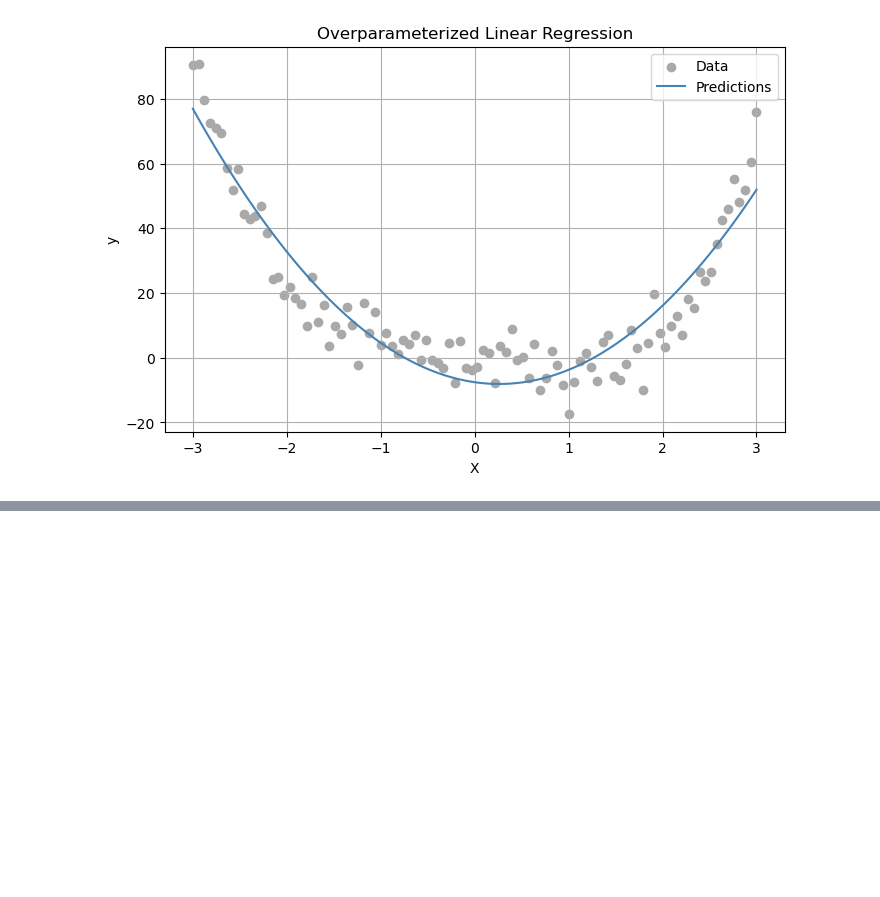
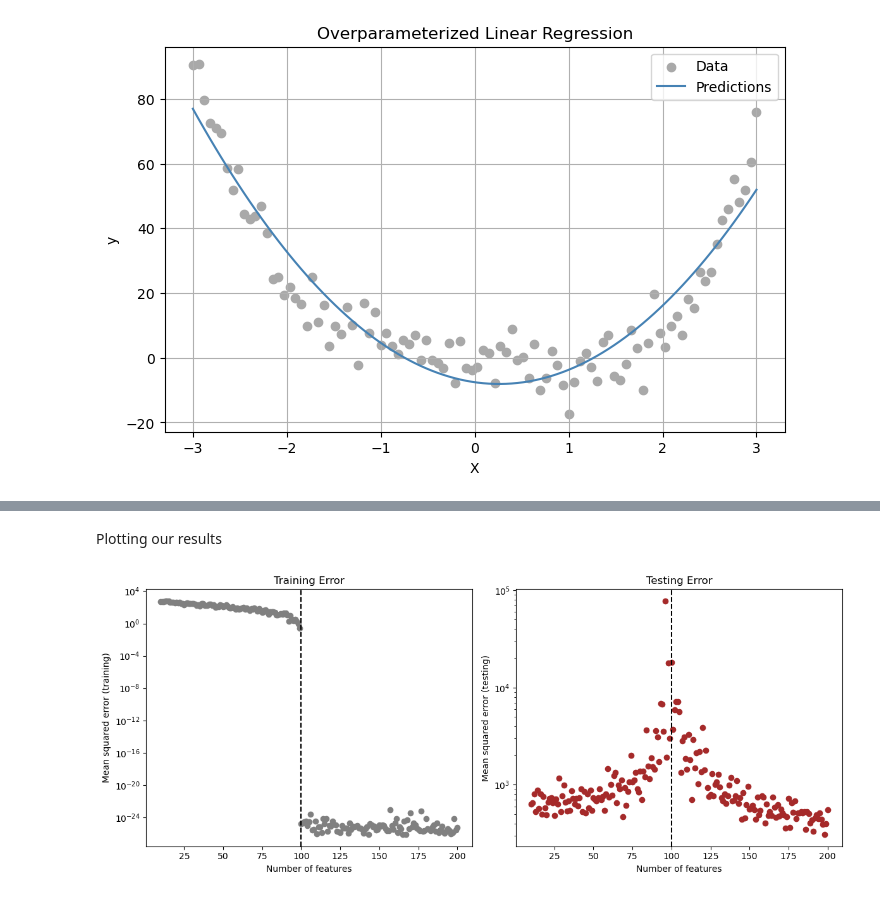
Before and after one commit to Pbabu-Github/ML-Projects, a Jupyter notebook: posts/Overfitting, Overparameterization, and Double Descent/index.ipynb, the cells around one changed output, grey strips where cells are left out. Saved outputs shown, nothing was run; the diff lists cells and outputs as text; code cells hidden in the pictures; blank space fills up the shorter version.

```diff
--- a/posts/Overfitting, Overparameterization, and Double Descent/index.ipynb
+++ b/posts/Overfitting, Overparameterization, and Double Descent/index.ipynb
@@ -85,0 +150,10 @@ In our graph about our plot shows that the model gets the general trend of the d
+# %%
+n_samples = 200
+X = torch.zeros((n_samples, flower.size()[0], flower.size()[1]), dtype=torch.float64)
+y = torch.zeros(n_samples, dtype=torch.float64)
+
+for i in range(n_samples):
+    X[i], y[i] = corrupted_image(flower, mean_patches=100)
+
+X = X.reshape(n_samples, -1)
+X_train, X_test, y_train, y_test = train_test_split(X, y, test_size=0.5, random_state=42)
@@ -85,0 +195,29 @@ In our graph about our plot shows that the model gets the general trend of the d
+# %% [markdown]
+Plotting our results
+# %%
+interp_threshold = X_train.shape[0]
+
+plt.figure(figsize=(12, 5))
+
+# Training Error
+plt.subplot(1, 2, 1)
+plt.plot(n_feature_list, train_errors, 'o', color='gray')
+plt.axvline(interp_threshold, color='black', linestyle='--')
+plt.yscale('log')
+plt.xlabel("Number of features")
+plt.ylabel("Mean squared error (training)")
+plt.title("Training Error")
+
+# Test Error
+plt.subplot(1, 2, 2)
+plt.plot(n_feature_list, test_errors, 'o', color='brown')
+plt.axvline(interp_threshold, color='black', linestyle='--')
+plt.yscale('log')
+plt.xlabel("Number of features")
+plt.ylabel("Mean squared error (testing)")
+plt.title("Testing Error")
+
+plt.tight_layout()
+plt.show()
+# %% [output]
+[figure, added]
```
Also changed, not shown: parts of 9 cells of this notebook.
